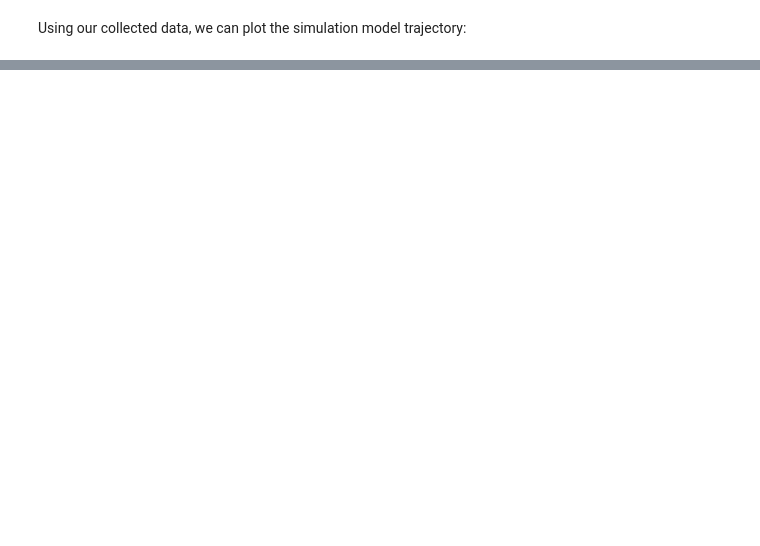
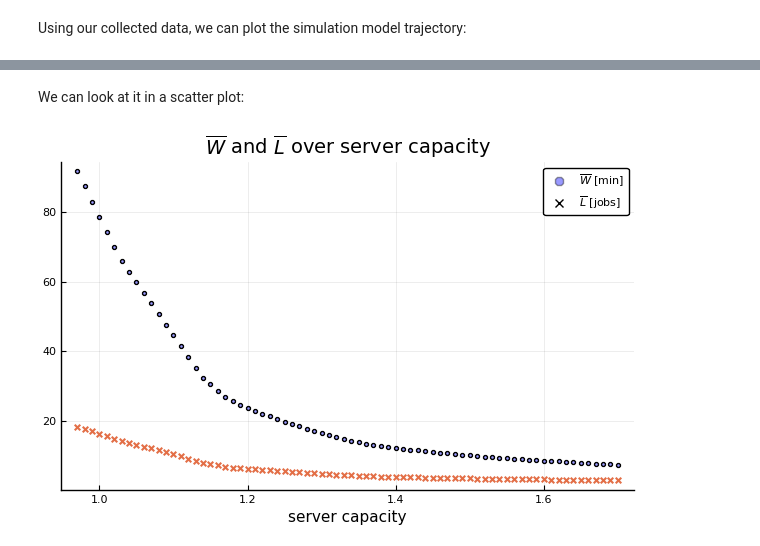
Before and after one commit to JuliaDynamics/DiscreteEvents.jl, a Jupyter notebook: docs/notebooks/singleserver.ipynb, the cells around one changed output, grey strips where cells are left out. Saved outputs shown, nothing was run; the diff lists cells and outputs as text; code cells hidden in the pictures; blank space fills up the shorter version.

```diff
--- a/docs/notebooks/singleserver.ipynb
+++ b/docs/notebooks/singleserver.ipynb
@@ -140,0 +172,28 @@ Server load of η ≈ 95% is great, but the mean queue length L > 11 and mean le
+# %%
+df1 = DataFrame(c=Float64[], Lm=Float64[], Wm=Float64[], η=Float64[], tsm=Float64[])
+for c ∈ collect(0.97:0.01:1.7)
+    global Q = Job[]   # input queue
+    global S = Job[]   # stock
+    global M = Machine(Idle(), 0)
+    global df = DataFrame(time = Float64[], buffer=Int[], machine=Int[], finished=Int[])
+    global count = 1
+
+    reset!(𝐶)                            # reset 𝐶
+    sample_time!(𝐶, 1)                   # set sample rate to 1
+    Sim.sample!(𝐶, SimFunction(stats))   # register the stats() function for sampling
+
+    Random.seed!(2019)
+    arrive(5, 1/5, c)
+    run!(𝐶, 1000)                        # run another simulation for 1000 "min"
+    global d = WvsL()
+    s = collect_stats()
+    push!(df1, (c, s.Lm, s.Wm, s.η, s.tsm))
+end
+# %% [markdown]
+We can look at it in a scatter plot:
+# %%
+scatter(df1.c, df1.Wm, title=L"\overline{W}"*" and "*L"\overline{L}"*" over server capacity",
+    xlabel="server capacity", marker = (:o, 3, 0.4, :blue), label=L"\overline{W}"*" [min]")
+scatter!(df1.c, df1.Lm, marker = (:x, 4), label=L"\overline{L}"*" [jobs]")
+# %% [output]
+[figure, added]
```
Also changed, not shown: parts of 26 cells of this notebook, 9 other files.
